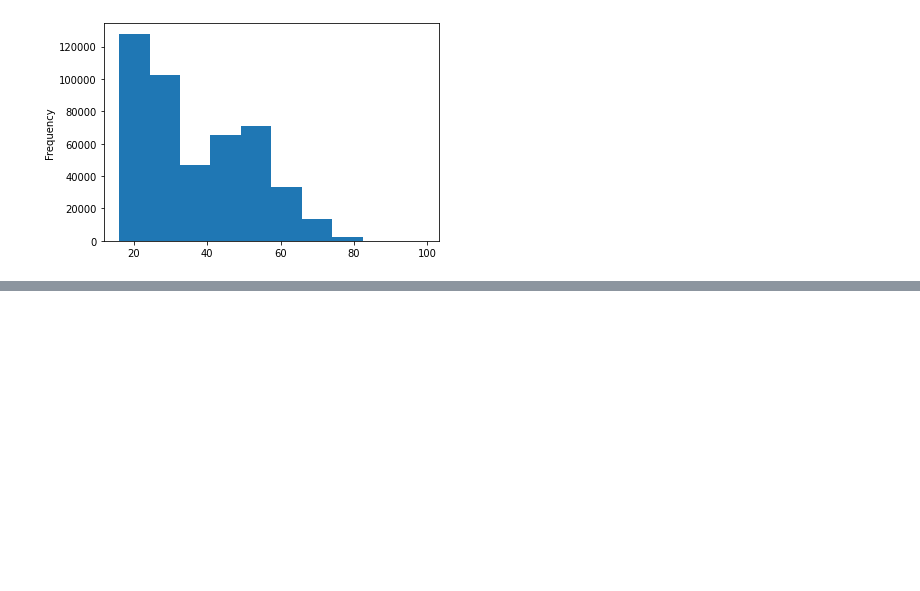
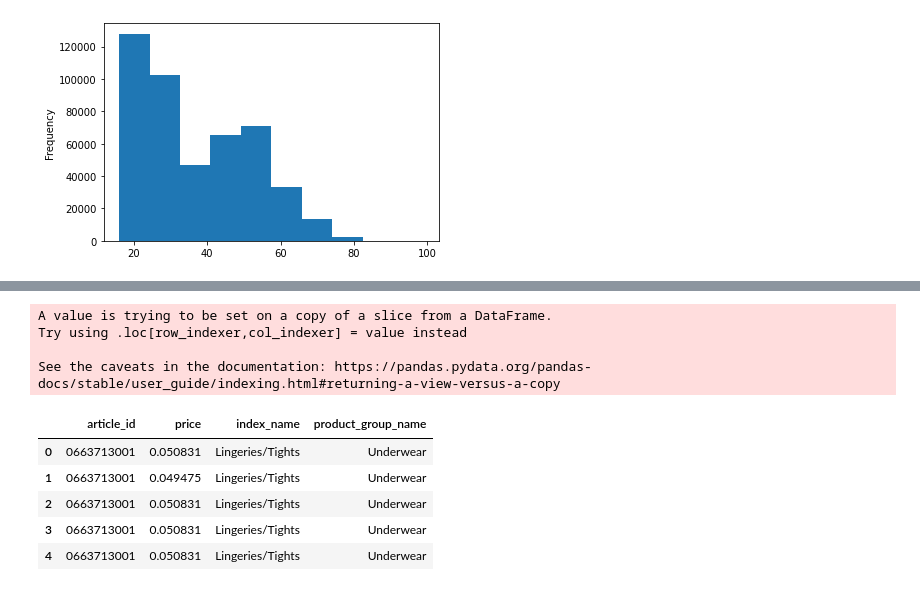
Before and after one commit to INA-95/H-M-Personalized-Fashion-Recommendations, a Jupyter notebook: EDA.ipynb, the cells around one changed output, grey strips where cells are left out. Cells and saved outputs as stored; diff of their text form; code cells hidden in the pictures; blank space fills up the shorter version.

```diff
--- a/EDA.ipynb
+++ b/EDA.ipynb
@@ -135,0 +147,40 @@ distribution(customers, 'age')
+# %%
+# How's the distribution of price
+
+def price_distribution(df:pd.DataFrame, col:str):
+    df[col].plot.hist()
+    plt.show()
+
+# Which channel do they use the most?
+
+def channel_frequency(df:pd.DataFrame, col:str):
+    res = df[col].value_counts()
+    return res
+
+# Which customer buy products the most?(top N)
+
+def loyal_cust(df:pd.DataFrame, col:str, top_n:int):
+    top_n_cust = df[col].value_counts()[:top_n]
+    return top_n_cust
+
+# Take a look at price by sub group of product
+
+articles_df = articles[['article_id','index_name', 'product_group_name']]
+
+transactions_df = transactions[['article_id', 'price']]
+ids = transactions_df['article_id']
+transactions_df = get_article_id(transactions_df, ids)
+
+merge_df = transactions_df.merge(articles_df, on='article_id')
+merge_df.head()
+# %% [output]
+A value is trying to be set on a copy of a slice from a DataFrame.
+Try using .loc[row_indexer,col_indexer] = value instead
+
+See the caveats in the documentation: https://pandas.pydata.org/pandas-docs/stable/user_guide/indexing.html#returning-a-view-versus-a-copy
+|  | article_id | price | index_name | product_group_name |
+| 0 | 0663713001 | 0.050831 | Lingeries/Tights | Underwear |
+| 1 | 0663713001 | 0.049475 | Lingeries/Tights | Underwear |
+| 2 | 0663713001 | 0.050831 | Lingeries/Tights | Underwear |
+| 3 | 0663713001 | 0.050831 | Lingeries/Tights | Underwear |
+| 4 | 0663713001 | 0.050831 | Lingeries/Tights | Underwear |
```
Also changed, not shown: parts of 3 cells of this notebook.
